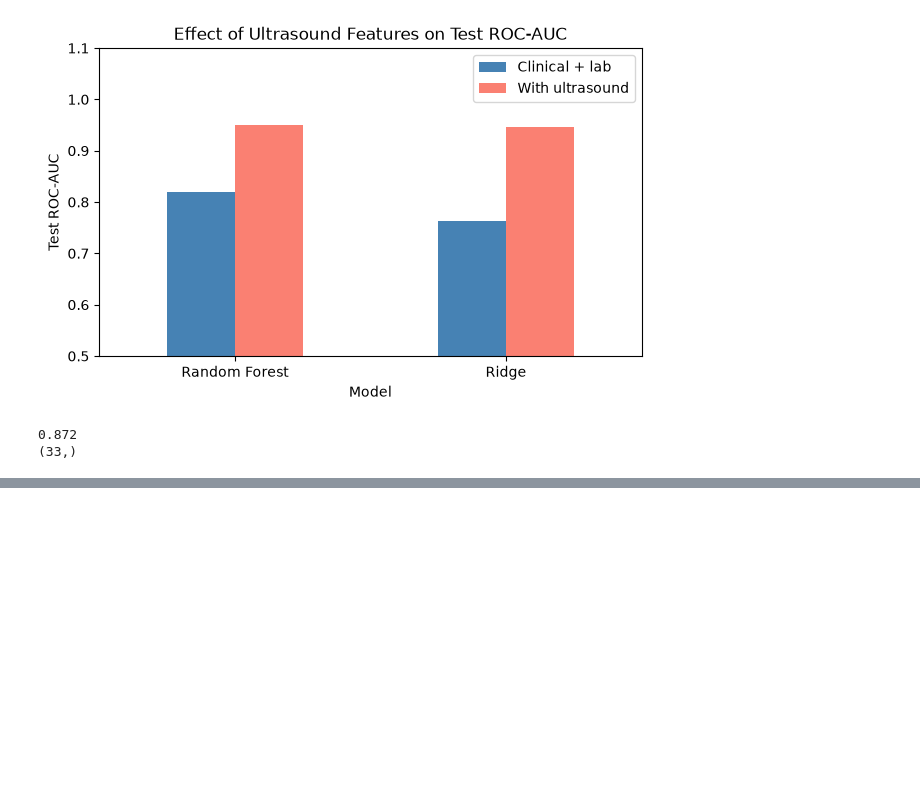
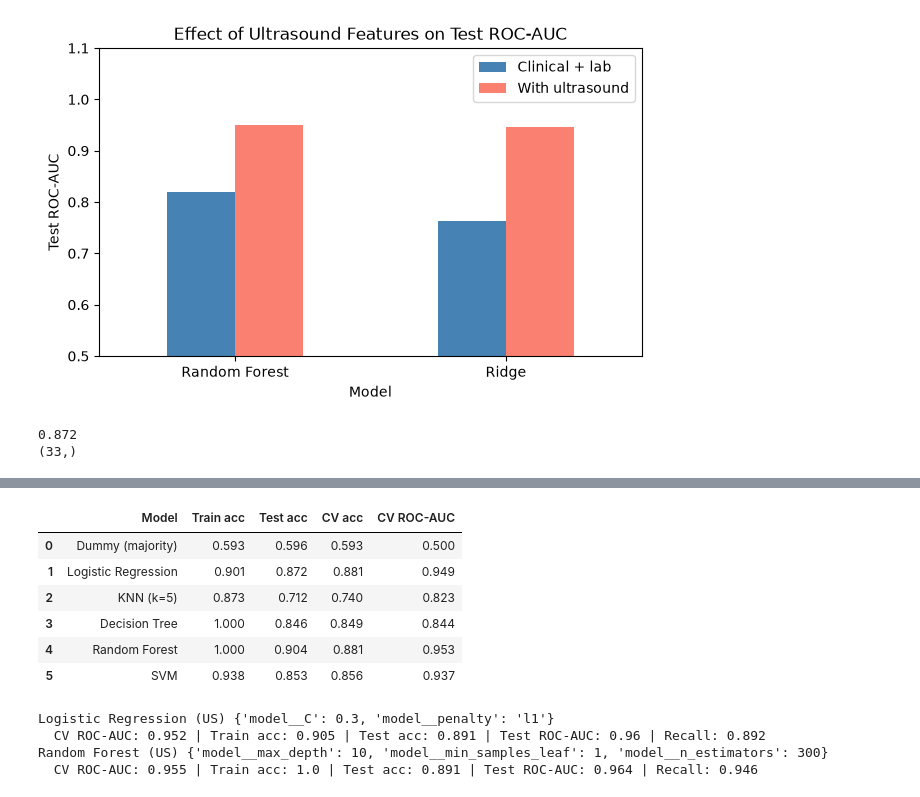
Before and after one commit to Mil9nn/pediatric-appendicitis, a Jupyter notebook: main.ipynb, the cells around one changed output, grey strips where cells are left out. Drawn from its saved outputs; the diff is of its cells as text; code cells hidden in the pictures; blank space fills up the shorter version.

```diff
--- a/main.ipynb
+++ b/main.ipynb
@@ -932,0 +1082,65 @@ print(rf_us.feature_names_in_.shape)
+# %%
+from sklearn.base import clone
+
+# input columns: the 28 original features plus the 5 ultrasound features
+us_cols_all = X_train.columns.tolist() + keep_usd
+
+# train each of the six models on the ultrasound feature set and score it with 5-fold CV
+rows = []
+for name, m in models.items():
+    pipe = Pipeline([("prep", clone(preprocessor_us)), ("model", clone(m))])
+    cv_acc = cross_val_score(pipe, X_train_us[us_cols_all], y_train, cv=cv, scoring="accuracy").mean()
+    cv_auc = cross_val_score(pipe, X_train_us[us_cols_all], y_train, cv=cv, scoring="roc_auc").mean()
+    pipe.fit(X_train_us[us_cols_all], y_train)
+    rows.append([name,
+                 round(pipe.score(X_train_us[us_cols_all], y_train), 3),
+                 round(pipe.score(X_test_us[us_cols_all], y_test), 3),
+                 round(cv_acc, 3), round(cv_auc, 3)])
+
+# results table, same layout as the clinical and laboratory comparison
+us_compare = pd.DataFrame(rows, columns=["Model", "Train acc", "Test acc", "CV acc", "CV ROC-AUC"])
+us_compare
+# %% [output]
+|  | Model | Train acc | Test acc | CV acc | CV ROC-AUC |
+| 0 | Dummy (majority) | 0.593 | 0.596 | 0.593 | 0.500 |
+| 1 | Logistic Regression | 0.901 | 0.872 | 0.881 | 0.949 |
+| 2 | KNN (k=5) | 0.873 | 0.712 | 0.740 | 0.823 |
+| 3 | Decision Tree | 1.000 | 0.846 | 0.849 | 0.844 |
+| 4 | Random Forest | 1.000 | 0.904 | 0.881 | 0.953 |
+| 5 | SVM | 0.938 | 0.853 | 0.856 | 0.937 |
+# %%
+from sklearn.model_selection import GridSearchCV
+from sklearn.metrics import roc_auc_score, recall_score
+
+# search 1: logistic regression with L1 (Lasso) or L2 (Ridge) and a range of strengths
+lr_pipe = Pipeline([("prep", clone(preprocessor_us)),
+                    ("model", LogisticRegression(solver="liblinear", max_iter=1000))])
+lr_grid = GridSearchCV(lr_pipe, {"model__penalty": ["l1", "l2"],
+                                 "model__C": [0.01, 0.03, 0.1, 0.3, 1, 3, 10]},
+                       cv=cv, scoring="roc_auc")
+
+# search 2: random forest with depth and leaf size limits against overfitting
+rf_pipe = Pipeline([("prep", clone(preprocessor_us)),
+                    ("model", RandomForestClassifier(random_state=42))])
+rf_grid = GridSearchCV(rf_pipe, {"model__n_estimators": [100, 300],
+                                 "model__max_depth": [3, 5, 10, None],
+                                 "model__min_samples_leaf": [1, 3, 5]},
+                       cv=cv, scoring="roc_auc", n_jobs=-1)
+
+# fit both searches, then print the best settings and the scores of the best model
+for name, g in [("Logistic Regression (US)", lr_grid), ("Random Forest (US)", rf_grid)]:
+    g.fit(X_train_us[us_cols_all], y_train)
+    best = g.best_estimator_
+    pred = best.predict(X_test_us[us_cols_all])
+    prob = best.predict_proba(X_test_us[us_cols_all])[:, 1]
+    print(name, g.best_params_)
+    print("  CV ROC-AUC:", round(g.best_score_, 3),
+          "| Train acc:", round(best.score(X_train_us[us_cols_all], y_train), 3),
+          "| Test acc:", round((pred == y_test).mean(), 3),
+          "| Test ROC-AUC:", round(roc_auc_score(y_test, prob), 3),
+          "| Recall:", round(recall_score(y_test, pred), 3))
+# %% [output]
+Logistic Regression (US) {'model__C': 0.3, 'model__penalty': 'l1'}
+  CV ROC-AUC: 0.952 | Train acc: 0.905 | Test acc: 0.891 | Test ROC-AUC: 0.96 | Recall: 0.892
+Random Forest (US) {'model__max_depth': 10, 'model__min_samples_leaf': 1, 'model__n_estimators': 300}
+  CV ROC-AUC: 0.955 | Train acc: 1.0 | Test acc: 0.891 | Test ROC-AUC: 0.964 | Recall: 0.946
```
Also changed, not shown: parts of 9 cells of this notebook, 9 other files.
